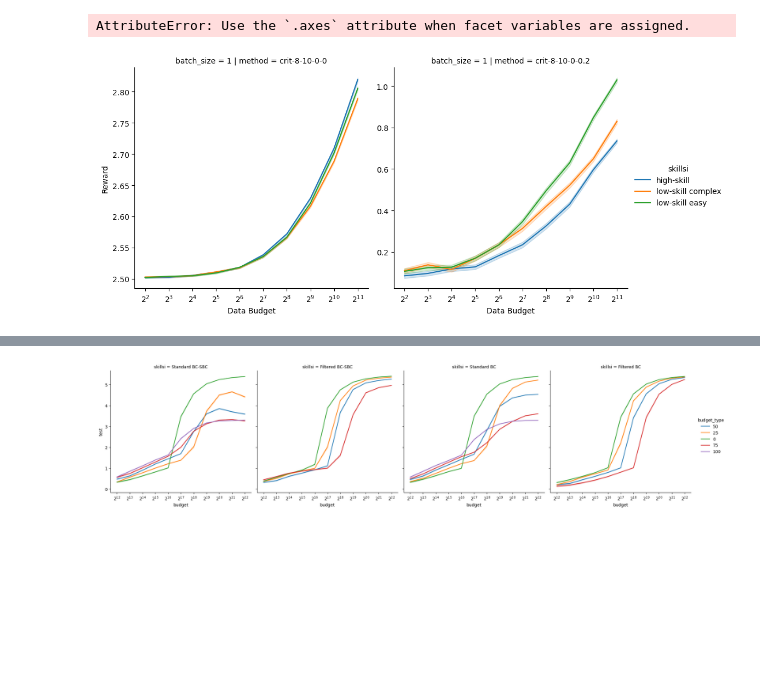
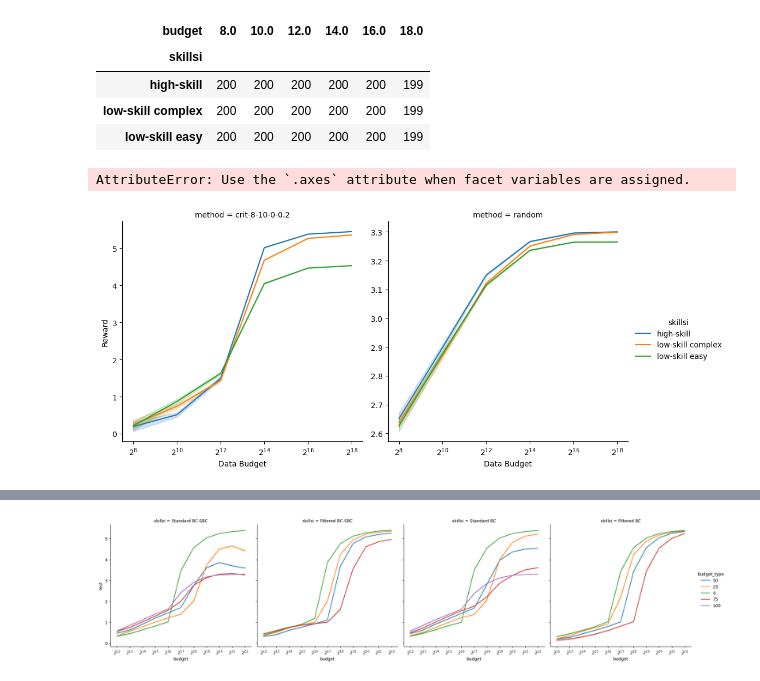
Before and after one commit to saumikn/gymnasium-test, a Jupyter notebook: tree.ipynb, the cells around one changed output, grey strips where cells are left out. Cells and saved outputs as stored; diff of their text form; code cells hidden in the pictures; blank space fills up the shorter version.

```diff
--- a/tree.ipynb
+++ b/tree.ipynb
@@ -78,7 +78,7 @@ names[30] = [
 
 
 def get_df(v):
-    if v >= 33:
+    if v >= 33 or True:
         n = None
     else:
         n = names[21]
@@ -117,7 +117,7 @@ def get_df(v):
     )
     df["num_nodes"] = df[["num_nodes", "num_layers"]].apply(tuple, axis=1)
     df["opt"] = df.opt + "-" + df.lr.astype(str)
-    if v >= 30:
+    if v >= 30 or True:
         df[["budget_type", "budget"]] = df.budget.str.split("_", expand=True)
         df["budget"] = np.log2(df.budget.astype(int))
         df["crit_freq"] = df.method.apply(lambda x: x.split("-")[-1])
@@ -141,3 +142,9 @@ Wall time: 7.96 s
+# %%
+df_all = get_df(35)
+df_all = df_all[200000:]
+df_all = df_all[df_all.batch_size==1]
+df_all = df_all[df_all.method.isin(["crit-8-10-0-0.2", "random"])]
+df_all = df_all[df_all.depth == 4]
 # %%
 tree_key1 = {
     "A": "1 (Lowest)",
@@ -149,12 +156,13 @@ tree_key1 = {
 df = df_all.copy()
 df = df[df.skillsi.isin(tree_key1)]
 df["skillsi"] = df.skillsi.replace(tree_key1)
-df = df.sort_values(["budget", "skillsi", "crit_gen", "crit_freq"])
-df = df[df.budget < 17]
-df = df[df.batch_size == 1]
-df = df[df.method != 'crit-0-10-8-0.2']
-df['budget'] = df['budget']
+df = df.sort_values(["budget", "skillsi", "method"])
+df = df[df.budget > 6]
+# df = df[df.batch_size == 32]
+# df = df[df.method != 'crit-0-10-8-0.2']
 df["budget_str"] = df.budget.apply(lambda x: f"$2^{{{int(x)}}}$")
+
+display(df.pivot_table(index='skillsi', columns='budget', values='seed', aggfunc='count'))
 
 
 g = sns.relplot(
@@ -163,8 +171,8 @@ g = sns.relplot(
     x="budget_str",
     y="test_score",
     hue="skillsi",
-    row="batch_size",
     col="method",
+    # row="method",
     facet_kws={"sharey": False},
     errorbar="se",
 )
@@ -302,12 +239,14 @@ tree_key1 = {
 df = df_all.copy()
 df = df[df.skillsi.isin(tree_key1)]
 df["skillsi"] = df.skillsi.replace(tree_key1)
-df = df.sort_values(["budget", "skillsi", "crit_gen", "crit_freq"])
-df = df[df.budget < 17]
-df = df[df.batch_size == 1]
+df = df.sort_values(["budget", "skillsi", "method"])
+df = df[df.budget > 6]
+# df = df[df.batch_size == 1]
 df = df[df.method != 'crit-0-10-8-0.2']
-df['budget'] = df['budget']
 df["budget_str"] = df.budget.apply(lambda x: f"$2^{{{int(x)}}}$")
+
+display(df.pivot_table(index='skillsi', columns='budget', values='seed', aggfunc='count'))
+
 
 
 g = sns.relplot(
@@ -316,7 +255,7 @@ g = sns.relplot(
     x="budget_str",
     y="test_score",
     hue="skillsi",
-    row="batch_size",
+    # row="batch_size",
     col="method",
     facet_kws={"sharey": False},
     errorbar="se",
@@ -340,31 +279,36 @@ plt.show()
 
 
 # df = (
 #     df.groupby(["depth", "budget", "skillsi", "crit_gen", "crit_freq"])
 #     .test.agg(["mean", "sem", "count"])
 #     .reset_index()
 # )
 # df["budget"] = "2^" + df.budget.astype(int).astype(str)
 # fig = px.line(
 #     data_frame=df,
 #     x="budget",
 #     y="mean",
 #     error_y="sem",  # Assuming 'se' column exists for standard error
 #     color="skillsi",
 #     color_discrete_sequence=px.colors.qualitative.G10,
 #     # facet_row="crit_gen",
 #     # facet_col="crit_freq",
 #     # facet_row_spacing=0.07,  # Adjust spacing between rows
 #     # facet_col_spacing=0.07,  # Adjust spacing between columns
 #     height=500,  # Adjust overall height of the figure
 #     width=1000,  # Adjust overall width of the figure
 # )
 
 # fig.update_yaxes(matches=None)
 # fig.update_xaxes(title_text="Data Budget")
 # fig.update_yaxes(title_text="Task Performance")
 # fig.update_layout(legend_title_text="Data Skill")
 # fig.show()
 # %% [output]
+| budget | 8.0 | 10.0 | 12.0 | 14.0 | 16.0 | 18.0 |
+| skillsi |  |  |  |  |  |  |
+| high-skill | 200 | 200 | 200 | 200 | 200 | 199 |
+| low-skill complex | 200 | 200 | 200 | 200 | 200 | 199 |
+| low-skill easy | 200 | 200 | 200 | 200 | 200 | 199 |
 AttributeError: Use the `.axes` attribute when facet variables are assigned.
-[figure, old version]
+[figure, new version]
```
Also changed, not shown: parts of 7 cells of this notebook, 5 other files.
